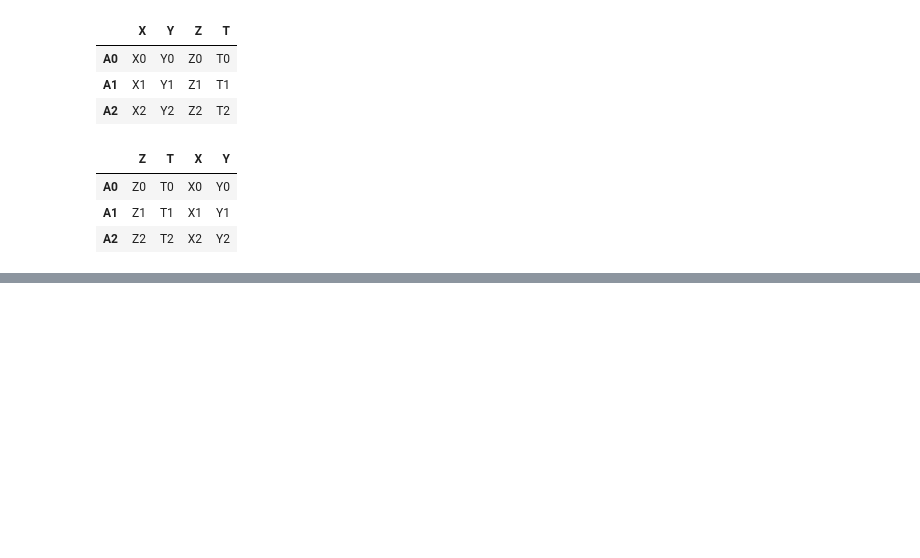
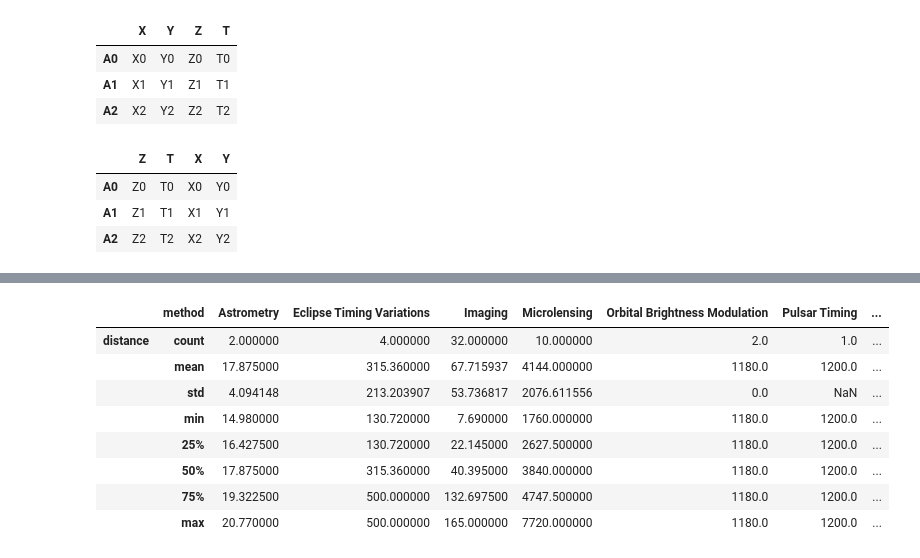
Before and after one commit to ozkanyazici1992/pandas_documantation, a Jupyter notebook: pandas.ipynb, the cells around one changed output, grey strips where cells are left out. Drawn from its saved outputs; the diff is of its cells as text; code cells hidden in the pictures; blank space fills up the shorter version.

```diff
--- a/pandas.ipynb
+++ b/pandas.ipynb
@@ -2116,0 +2501,12 @@ df2.join(df1)
+# %%
+df.groupby("method")[["distance"]].describe().T
+# %% [output]
+|  | method | Astrometry | Eclipse Timing Variations | Imaging | Microlensing | Orbital Brightness Modulation | Pulsar Timing | ... |
+| distance | count | 2.000000 | 4.000000 | 32.000000 | 10.000000 | 2.0 | 1.0 | ... |
+|  | mean | 17.875000 | 315.360000 | 67.715937 | 4144.000000 | 1180.0 | 1200.0 | ... |
+|  | std | 4.094148 | 213.203907 | 53.736817 | 2076.611556 | 0.0 | NaN | ... |
+|  | min | 14.980000 | 130.720000 | 7.690000 | 1760.000000 | 1180.0 | 1200.0 | ... |
+|  | 25% | 16.427500 | 130.720000 | 22.145000 | 2627.500000 | 1180.0 | 1200.0 | ... |
+|  | 50% | 17.875000 | 315.360000 | 40.395000 | 3840.000000 | 1180.0 | 1200.0 | ... |
+|  | 75% | 19.322500 | 500.000000 | 132.697500 | 4747.500000 | 1180.0 | 1200.0 | ... |
+|  | max | 20.770000 | 500.000000 | 165.000000 | 7720.000000 | 1180.0 | 1200.0 | ... |
```
Also changed, not shown: parts of 84 cells of this notebook.
